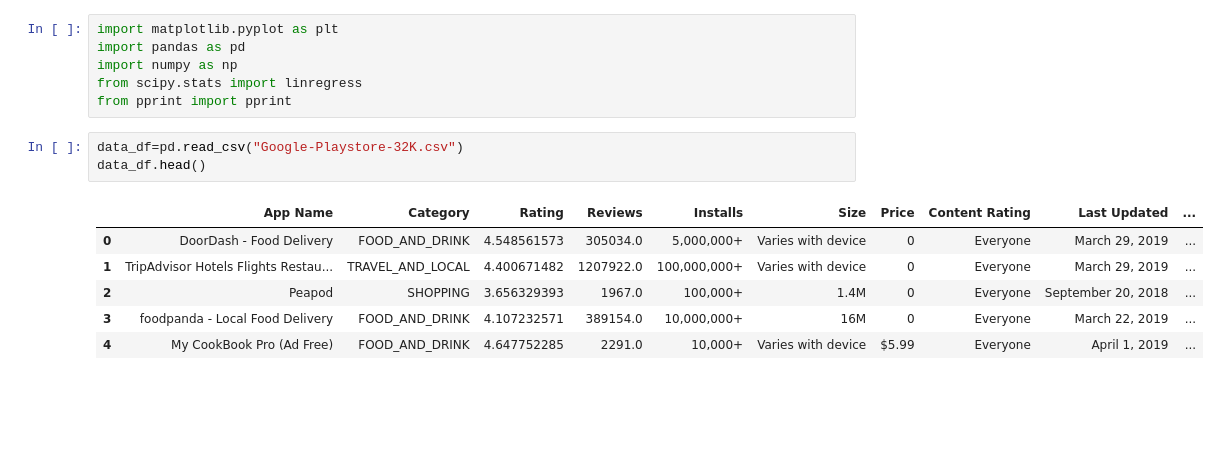
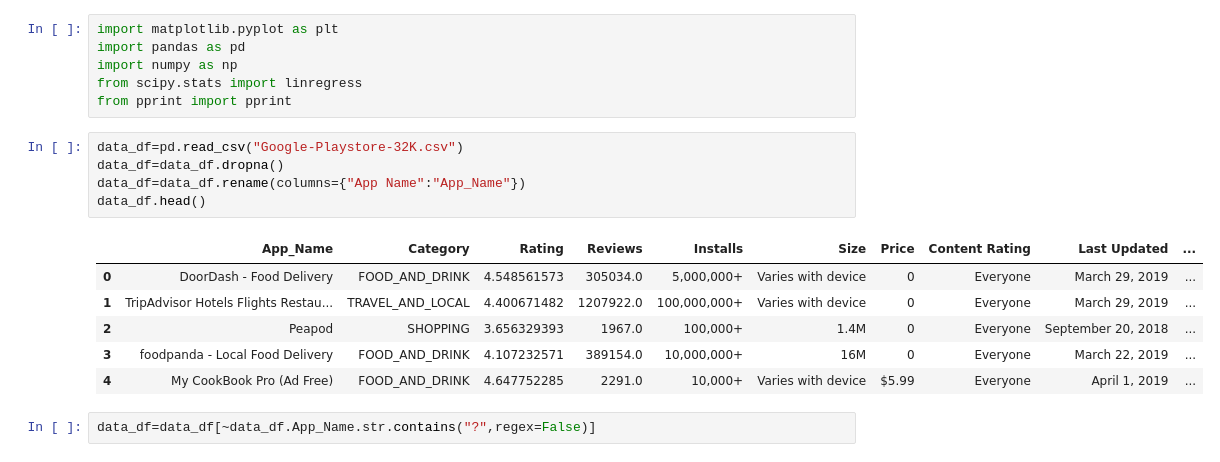
Before and after one commit to jingchliu/Bootcamp_Project_1, a Jupyter notebook: Project Work.ipynb, the cells around one changed output. Drawn from its saved outputs; the diff is of its cells as text; blank space fills up the shorter version.

Commit message:
Data Cleaned

```diff
--- a/Project Work.ipynb
+++ b/Project Work.ipynb
@@ -6,11 +6,15 @@ from scipy.stats import linregress
 from pprint import pprint
 # %%
 data_df=pd.read_csv("Google-Playstore-32K.csv")
+data_df=data_df.dropna()
+data_df=data_df.rename(columns={"App Name":"App_Name"})
 data_df.head()
 # %% [output]
-|  | App Name | Category | Rating | Reviews | Installs | Size | Price | Content Rating | Last Updated | ... |
+|  | App_Name | Category | Rating | Reviews | Installs | Size | Price | Content Rating | Last Updated | ... |
 | 0 | DoorDash - Food Delivery | FOOD_AND_DRINK | 4.548561573 | 305034.0 | 5,000,000+ | Varies with device | 0 | Everyone | March 29, 2019 | ... |
 | 1 | TripAdvisor Hotels Flights Restau... | TRAVEL_AND_LOCAL | 4.400671482 | 1207922.0 | 100,000,000+ | Varies with device | 0 | Everyone | March 29, 2019 | ... |
 | 2 | Peapod | SHOPPING | 3.656329393 | 1967.0 | 100,000+ | 1.4M | 0 | Everyone | September 20, 2018 | ... |
 | 3 | foodpanda - Local Food Delivery | FOOD_AND_DRINK | 4.107232571 | 389154.0 | 10,000,000+ | 16M | 0 | Everyone | March 22, 2019 | ... |
 | 4 | My CookBook Pro (Ad Free) | FOOD_AND_DRINK | 4.647752285 | 2291.0 | 10,000+ | Varies with device | $5.99 | Everyone | April 1, 2019 | ... |
+# %%
+data_df=data_df[~data_df.App_Name.str.contains("?",regex=False)]
```
Also changed, not shown: parts of 3 cells of this notebook.
